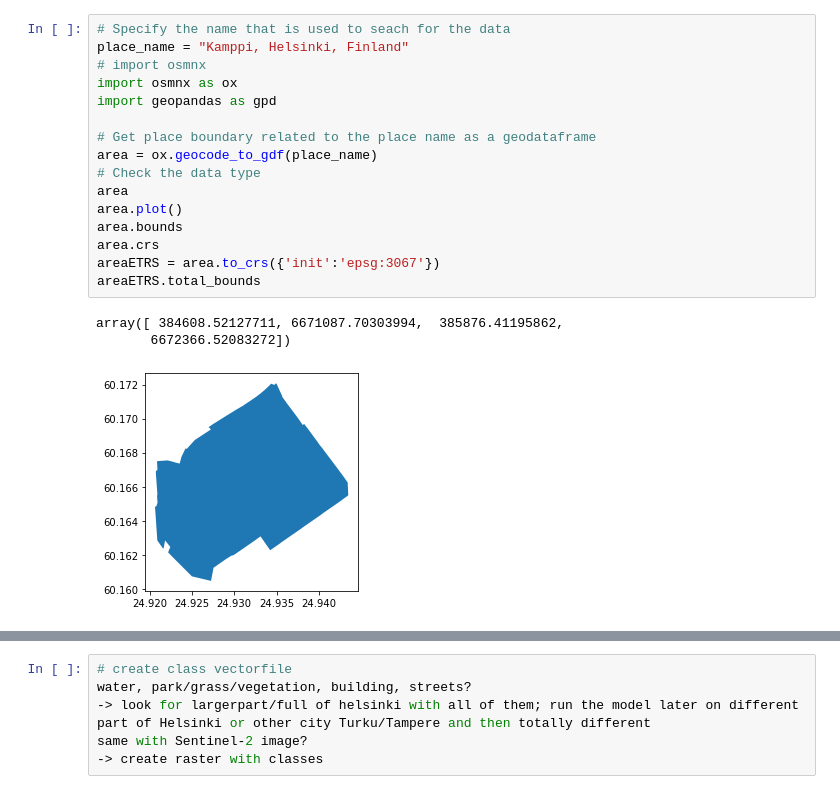
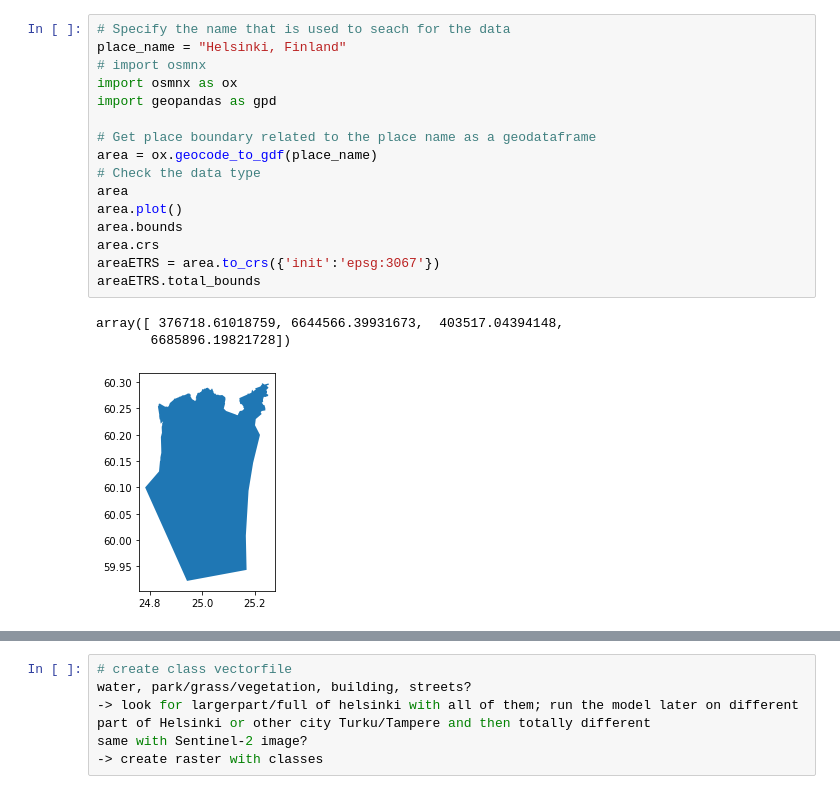
Before and after one commit to csc-training/GeoML, a Jupyter notebook: notebooks/03_raster_data_preparation.ipynb, the cells around one changed output, grey strips where cells are left out. Cells and saved outputs as stored; diff of their text form.

```diff
--- a/notebooks/03_raster_data_preparation.ipynb
+++ b/notebooks/03_raster_data_preparation.ipynb
@@ -8,23 +8,23 @@
 # %%
 # Specify the name that is used to seach for the data
-place_name = "Kamppi, Helsinki, Finland"
+place_name = "Helsinki, Finland"
 # import osmnx
 import osmnx as ox
 import geopandas as gpd
 
 # Get place boundary related to the place name as a geodataframe
 area = ox.geocode_to_gdf(place_name)
 # Check the data type
 area
 area.plot()
 area.bounds
 area.crs
 areaETRS = area.to_crs({'init':'epsg:3067'})
 areaETRS.total_bounds
 # %% [output]
-array([ 384608.52127711, 6671087.70303994,  385876.41195862,
-       6672366.52083272])
+array([ 376718.61018759, 6644566.39931673,  403517.04394148,
+       6685896.19821728])
-[figure, old version]
+[figure, new version]
 # %%
 # List key-value pairs for tags
 tags = {'building': True}
```
Also changed, not shown: parts of 16 cells of this notebook, 2 other files.
